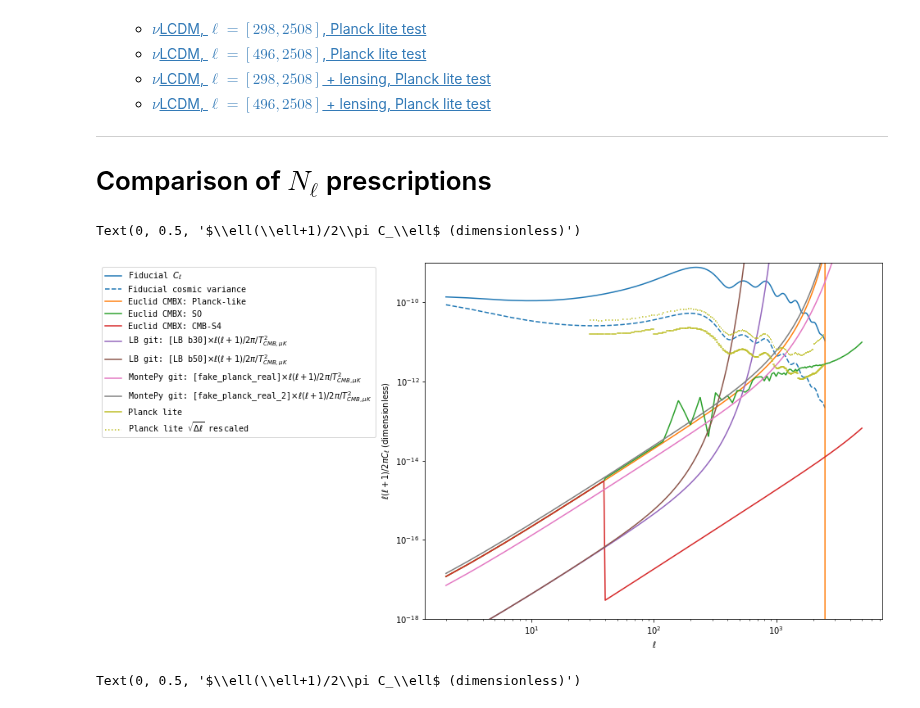
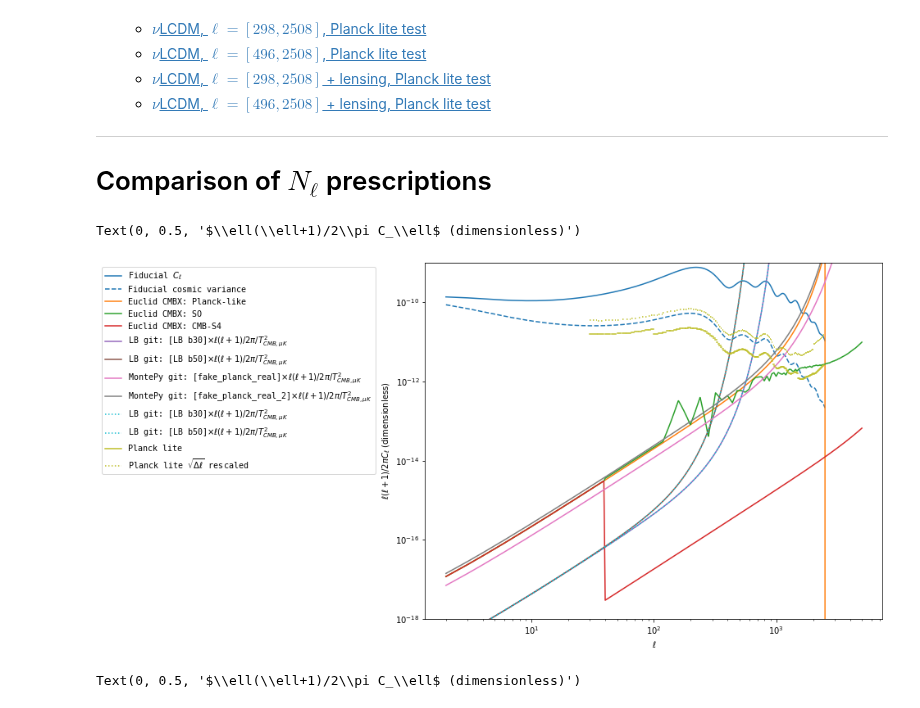
Before and after one commit to litebird/reionization, a Jupyter notebook: LB_forecast_Paris/noise_study/noise_nb.ipynb, the cells around one changed output. Drawn from its saved outputs; the diff is of its cells as text; code cells hidden in the pictures.

Commit message:
Edit on noise notebook

```diff
--- a/LB_forecast_Paris/noise_study/noise_nb.ipynb
+++ b/LB_forecast_Paris/noise_study/noise_nb.ipynb
@@ -49,6 +49,8 @@ lncmbx = [np.arange(len(noise_file[k].item()['T-T'])) for k in ['planck', 'SO',
 fid = np.loadtxt("liteBIRD_cl_lensed.dat") # 0:l 1:TT 2:EE 3:TE 4:BB 5:phiphi 6:TPhi 7:Ephi
 tbn30 = np.loadtxt("noise_litebird_b30.dat")
 tbn50 = np.loadtxt("noise_litebird_b50.dat")
+tbn30b = np.loadtxt("../../LB_Nldd_from_FuturCMB/noise-for-mcmc/noise_litebird_only_b30.dat")
+tbn50b = np.loadtxt("../../LB_Nldd_from_FuturCMB/noise-for-mcmc/noise_litebird_only_b50.dat")
 
 # Planck noises from montepython github, folder /data
 nplk1 = np.loadtxt("fake_planck_bluebook_fiducial.dat")
@@ -112,6 +114,8 @@ xs = [
     tbn50[:, 0],
     nplk2[:, 0],
     nplk3[:, 0],
+    tbn30b[:, 0],
+    tbn50b[:, 0],
 ]
 ys = [
     fact*cltt,
@@ -123,6 +127,8 @@ ys = [
     tbn50[:, 1]*tbn50[:, 0]*(tbn50[:, 0]+1)/2./np.pi/(2.7255*1e6)**2.,
     nplk2[:, 1]*nplk2[:, 0]*(nplk2[:, 0]+1)/2./np.pi/(2.7255*1e6)**2.,
     nplk3[:, 1]*nplk3[:, 0]*(nplk3[:, 0]+1)/2./np.pi/(2.7255*1e6)**2.,
+    tbn30b[:, 1]*tbn30b[:, 0]*(tbn30b[:, 0]+1)/2./np.pi/(2.7255*1e6)**2.,
+    tbn50b[:, 1]*tbn50b[:, 0]*(tbn50b[:, 0]+1)/2./np.pi/(2.7255*1e6)**2.,
 ]
 ls = [
     "-",
@@ -134,6 +140,8 @@ ls = [
     "-",
     "-",
     "-",
+    ":",
+    ":",
 ]
 labs = [
     r"Fiducial $C_\ell$",
@@ -144,34 +152,38 @@ labs = [
     r"LB git: [LB b30]$\times \ell(\ell+1)/2\pi/T_{CMB,\mu K}^2$",
     r"LB git: [LB b50]$\times \ell(\ell+1)/2\pi/T_{CMB,\mu K}^2$",
     r"MontePy git: [fake_planck_real]$\times \ell(\ell+1)/2\pi/T_{CMB,\mu K}^2$",
     r"MontePy git: [fake_planck_real_2]$\times \ell(\ell+1)/2\pi/T_{CMB,\mu K}^2$",
+    r"LB git: [LB b30]$\times \ell(\ell+1)/2\pi/T_{CMB,\mu K}^2$",
+    r"LB git: [LB b50]$\times \ell(\ell+1)/2\pi/T_{CMB,\mu K}^2$",
 ]
 cols = [
     "C0",
     "C0",
     "C1",
     "C2",
     "C3",
     "C4",
     "C5",
     "C6",
     "C7",
+    "C9",
+    "C9",
 ]
 plt.figure(figsize=(10,8))
 for x, y, l, lab, col in zip(xs, ys, ls, labs, cols):
     plt.loglog(x, y, ls=l, label=lab, color=col)
 for i, (x, y1, y2) in enumerate(zip(plelltt, pltt, plttR)):
     lab = "Planck lite" if i == 0 else None
     plt.loglog(x, y1, label=lab, color="C8")
     lab = r"Planck lite $\sqrt{\Delta \ell}$ rescaled" if i == 0 else None
     plt.loglog(x, y2, label=lab, ls=':', color="C8")
 plt.legend(prop={'family': 'monospace'}, bbox_to_anchor=(-0.1, 1))
 plt.ylim(1e-18, 1e-09)
 plt.xlabel(r"$\ell$")
 plt.ylabel(r"$\ell(\ell+1)/2\pi C_\ell$ (dimensionless)")
 # %% [output]
 Text(0, 0.5, '$\\ell(\\ell+1)/2\\pi C_\\ell$ (dimensionless)')
-[figure, old version]
+[figure, new version]
 # %%
 # TE plot
 xs = [
```
Also changed, not shown: parts of 4 cells of this notebook.
